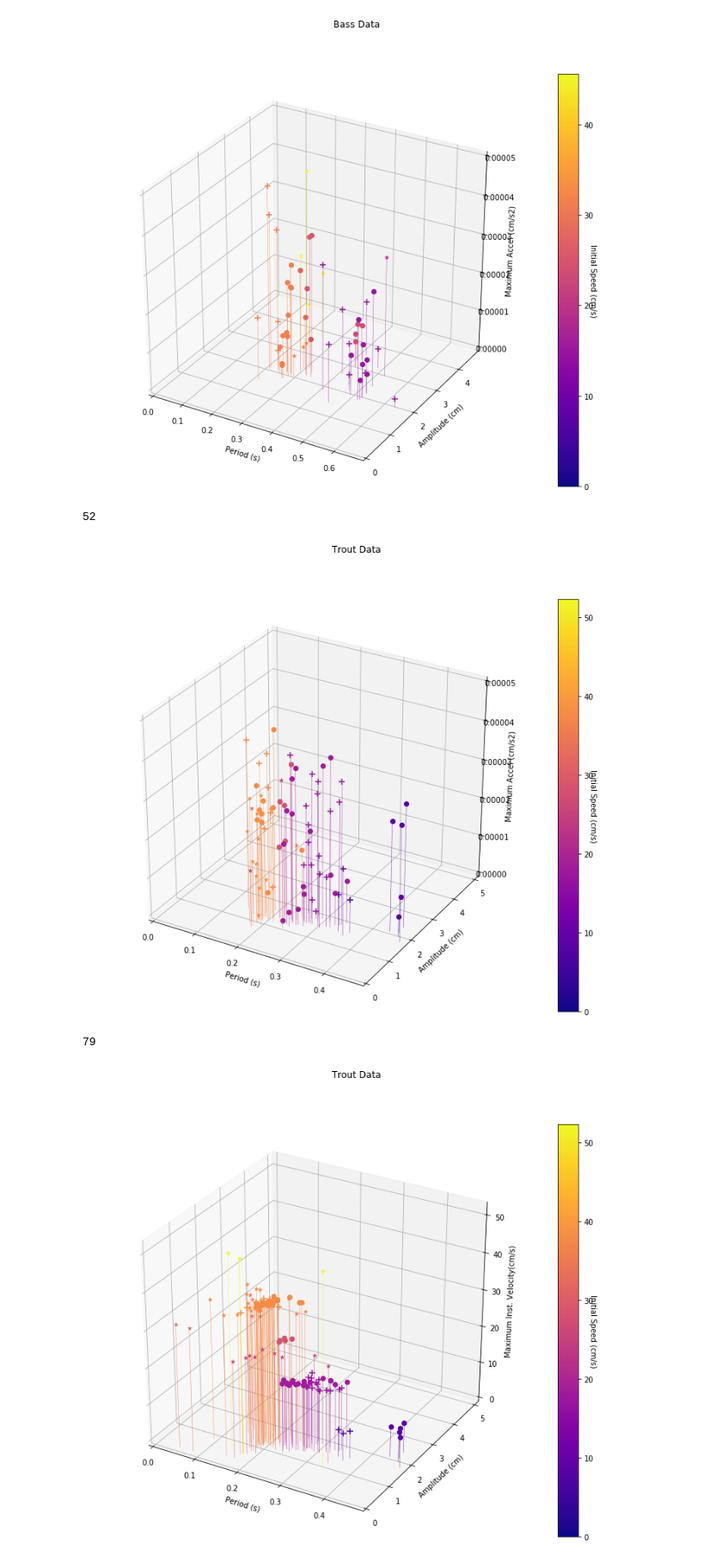
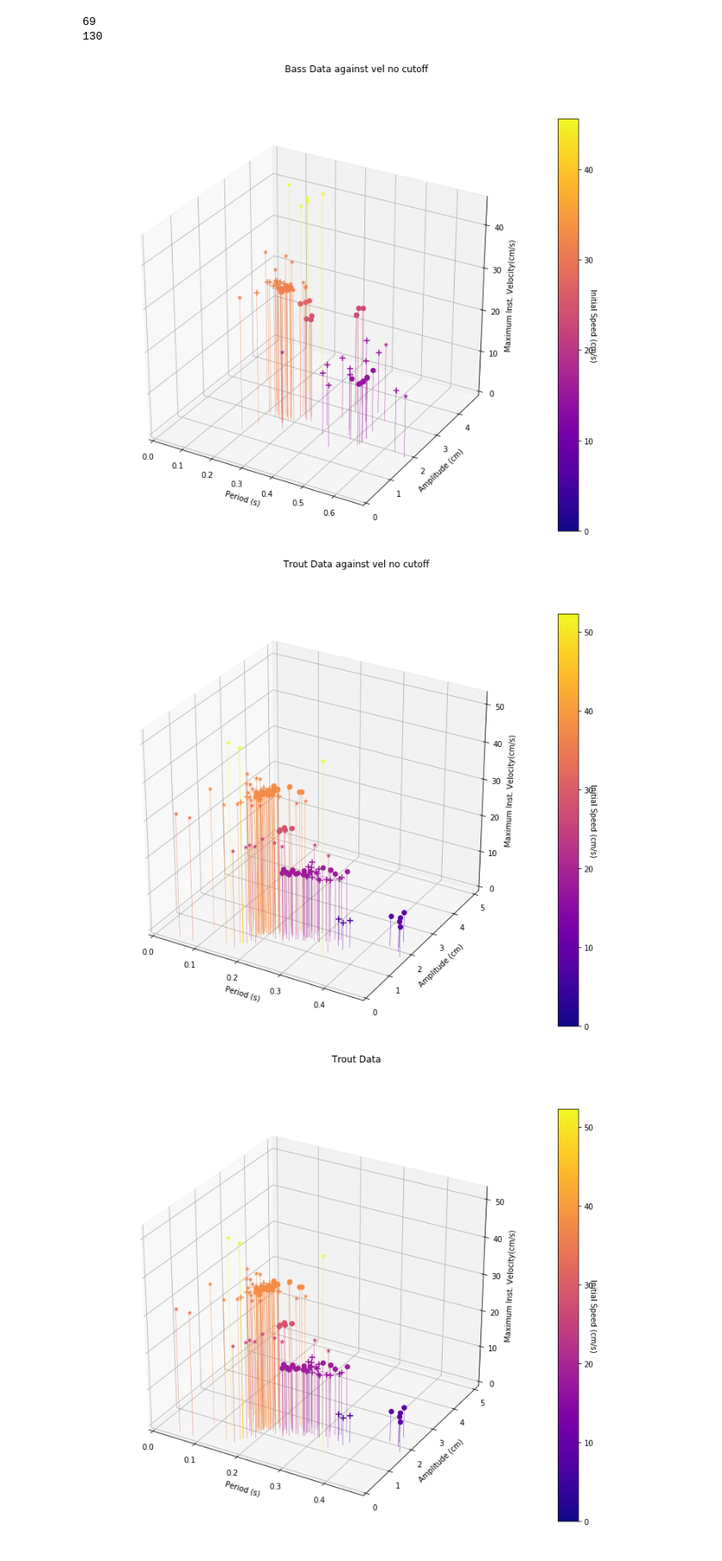
Before and after one commit to kfeilich/FishTrackProcessing, a Jupyter notebook: AccelerationCodeTesting.ipynb, the cells around one changed output. Shown at 86% size. Saved outputs shown, nothing was run; the diff lists cells and outputs as text; code cells hidden in the pictures.

Commit message:
Added Fourier_analysis. Also, small changes elsewhere.

```diff
--- a/AccelerationCodeTesting.ipynb
+++ b/AccelerationCodeTesting.ipynb
@@ -11,22 +11,11 @@ from plot_accel import *
 from check_plots import *
 from plot_analysis import *
 from make_subset import *
+from read_data import *
+from fourier_analysis import *
 import pywt
 import pylab
 import numpy as np
 
-# Take position data from hardcoded folder, calc. velocities, accels
-tracklist = extract_data()
 
-# Calculate finbeat peaks and troughs
-
-finbeats, finbeat_byP, finbeat_byT = finbeat_calc(tracklist.keys(), tracklist)
-
-# Extract finbeat periods, amplitudes, and subsequent accel
-
-# Plot things if desired
-# plot_track(['sometrial'], tracklist)
-# plot_accel(['sometrial'], tracklist)
-
-# """If you want to plot the peaks and troughs on the position data,
-# uncomment section in finbeat_calc"""
+tracklist, finbeats, finbeat_byP, finbeat_byT = read_data('data.pickle')
@@ -73,11 +42,11 @@ plot_analysis("Trout Data", trout_subset, finbeat_byT, tracklist)
 # %%
-plot_analysis("Bass Data",bass_subset,finbeat_byP,tracklist,cutoff=True, lines=True)
-plot_analysis("Trout Data",trout_subset,finbeat_byP,tracklist,cutoff=True, lines=True)
+plot_analysis("Bass Data against vel no cutoff",bass_subset,finbeat_byP,tracklist,cutoff=False, lines=True, zaxis='V', save=True)
+plot_analysis("Trout Data against vel no cutoff",trout_subset,finbeat_byP,tracklist,cutoff=False, lines=True, zaxis='V', save=True)
 # %% [output]
+69
+130
-[figure, old version]
+[figure, new version]
-52
-[figure, old version]
+[figure, new version]
-79
 # %%
 plot_analysis("Trout Data",trout_subset,finbeat_byP,tracklist,cutoff=False, lines=True, zaxis = 'V')
 # %% [output]
```
Also changed, not shown: parts of 10 cells of this notebook, 3 other files.
